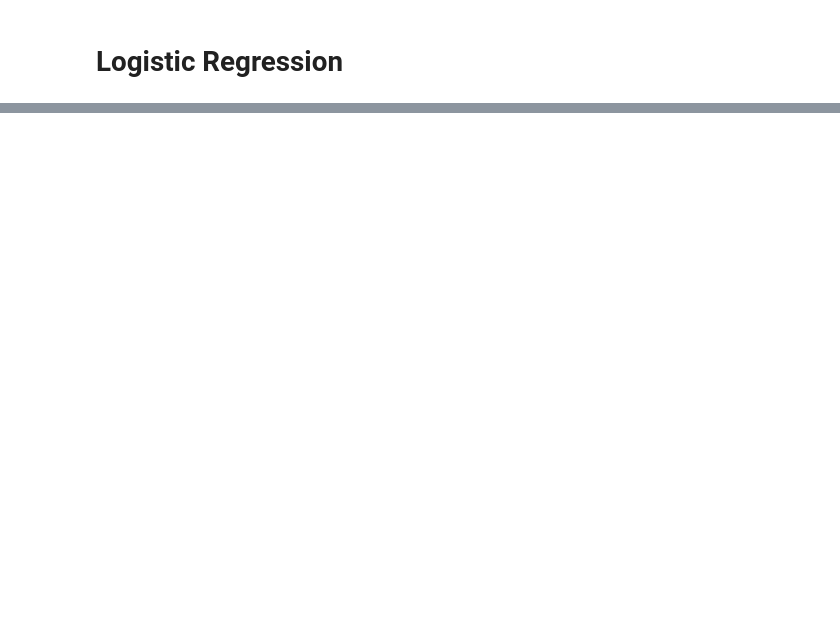
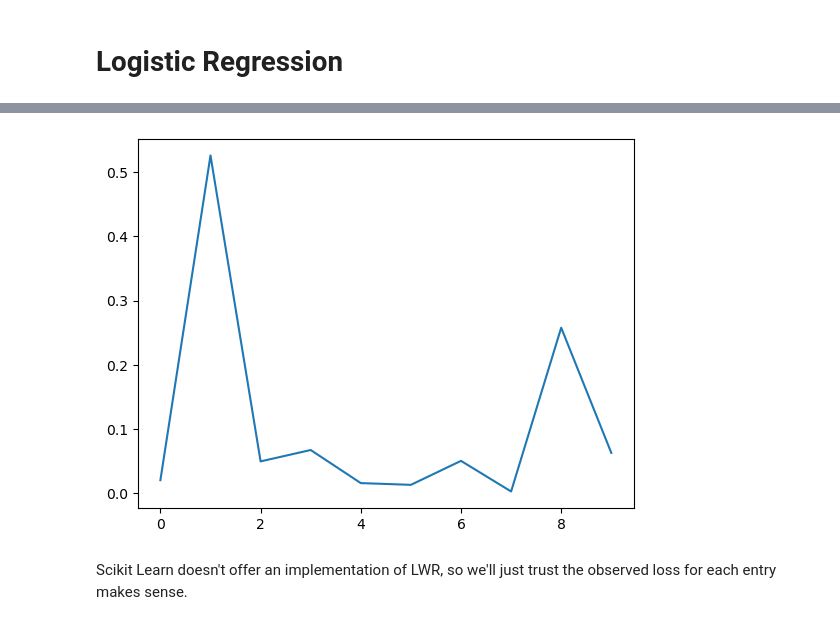
Before and after one commit to gabisartori/ine5664, a Jupyter notebook: aula-1/main.ipynb, the cells around one changed output, grey strips where cells are left out. Cells and saved outputs as stored; diff of their text form; code cells hidden in the pictures; blank space fills up the shorter version.

```diff
--- a/aula-1/main.ipynb
+++ b/aula-1/main.ipynb
@@ -223,0 +287,5 @@ model.fit(x, y, plot=True, training_step=0.001, epochs=3)
+# %%
+model = LocallyWeightedRegression(tau=5)
+model.fit(train_x, train_y)
+output = model.test(train_x[:10], train_y[:10], plot=True)
+# %% [output]
@@ -223,0 +293,3 @@ model.fit(x, y, plot=True, training_step=0.001, epochs=3)
+[figure, added]
+# %% [markdown]
+Scikit Learn doesn't offer an implementation of LWR, so we'll just trust the observed loss for each entry makes sense.
```
Also changed, not shown: parts of 12 cells of this notebook.
